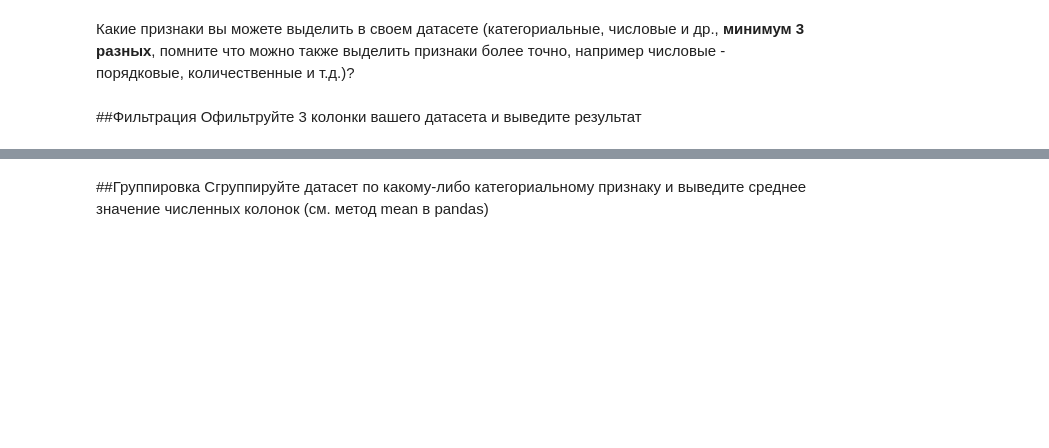
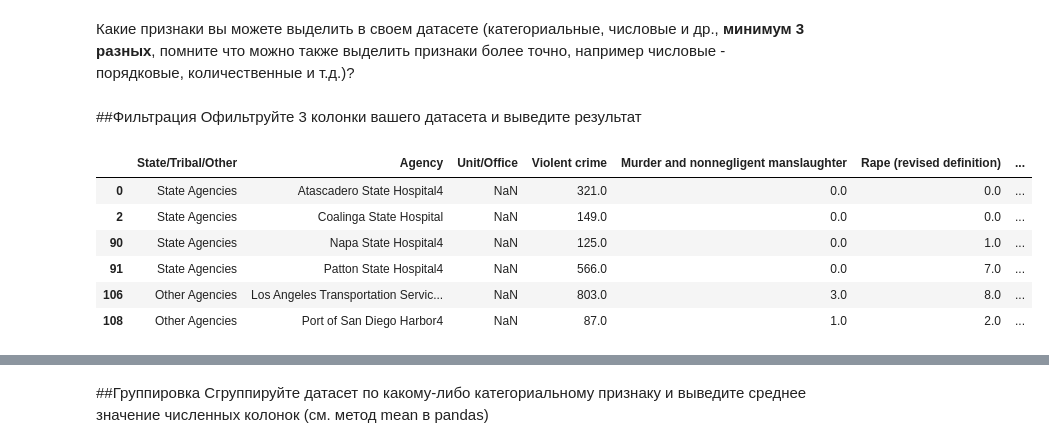
Before and after one commit to h8erqqq/ML, a Jupyter notebook: Задание_1_Korovin_ipynb".ipynb, the cells around one changed output, grey strips where cells are left out. Drawn from its saved outputs; the diff is of its cells as text; code cells hidden in the pictures; blank space fills up the shorter version.

```diff
--- a/Задание_1_Korovin_ipynb".ipynb
+++ b/Задание_1_Korovin_ipynb".ipynb
@@ -59,5 +187,14 @@ df
 Офильтруйте 3 колонки вашего датасета и выведите результат
 # %%
 #Фильтр колонки 1
+df[df["Aggravated assault"]>50]
+# %% [output]
+|  | State/Tribal/Other | Agency | Unit/Office | Violent crime | Murder and nonnegligent manslaughter | Rape (revised definition) | ... |
+| 0 | State Agencies | Atascadero State Hospital4 | NaN | 321.0 | 0.0 | 0.0 | ... |
+| 2 | State Agencies | Coalinga State Hospital | NaN | 149.0 | 0.0 | 0.0 | ... |
+| 90 | State Agencies | Napa State Hospital4 | NaN | 125.0 | 0.0 | 1.0 | ... |
+| 91 | State Agencies | Patton State Hospital4 | NaN | 566.0 | 0.0 | 7.0 | ... |
+| 106 | Other Agencies | Los Angeles Transportation Servic... | NaN | 803.0 | 3.0 | 8.0 | ... |
+| 108 | Other Agencies | Port of San Diego Harbor4 | NaN | 87.0 | 1.0 | 2.0 | ... |
 # %%
 #Фильтр колонки 2
```
Also changed, not shown: parts of 18 cells of this notebook.
